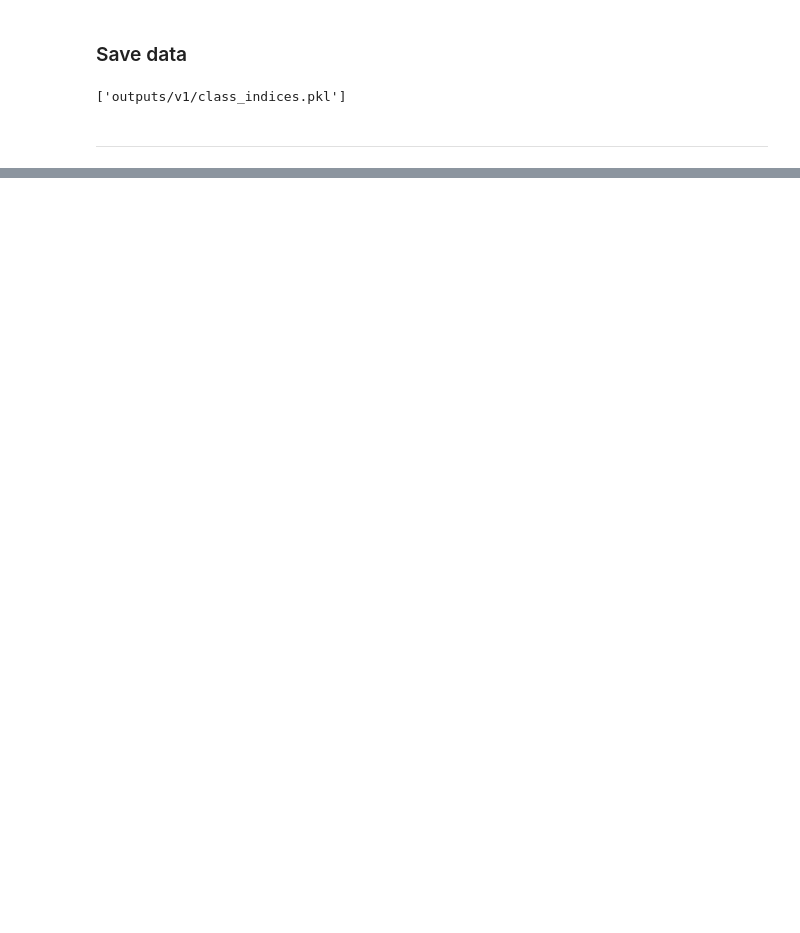
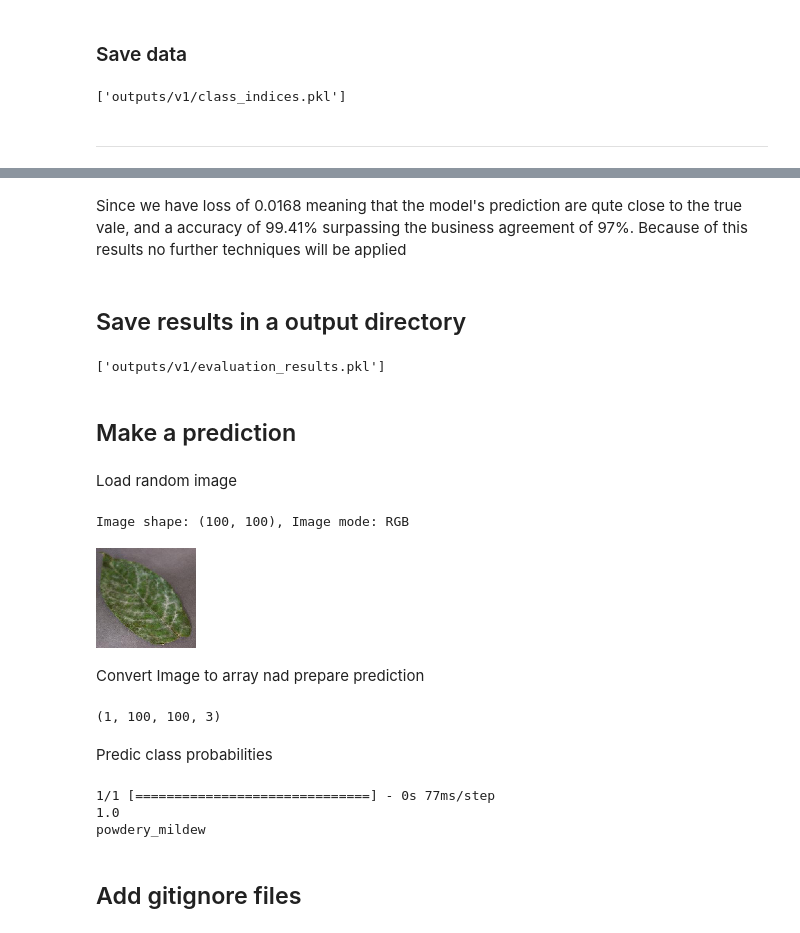
Before and after one commit to Luisg882/Mildew-Detection-in-Cherry-Leaves, a Jupyter notebook: jupyter_notebooks/03 ModelTraining.ipynb, the cells around one changed output, grey strips where cells are left out. Cells and saved outputs as stored; diff of their text form; code cells hidden in the pictures; blank space fills up the shorter version.

Commit message:
Complete the test prediction successfully

```diff
--- a/jupyter_notebooks/03 ModelTraining.ipynb
+++ b/jupyter_notebooks/03 ModelTraining.ipynb
@@ -365,0 +493,53 @@ IndentationError: expected an indented block (1114530593.py, line 5)
+# %% [markdown]
+Since we have loss of 0.0168 meaning that the model's prediction are qute close to the true vale, and a accuracy of 99.41% surpassing the business agreement of 97%. Because of this results no further techniques will be applied
+# %% [markdown]
+## Save results in a output directory
+# %%
+joblib.dump(value=evaluation,
+            filename=f"outputs/v1/evaluation_results.pkl")
+# %% [output]
+['outputs/v1/evaluation_results.pkl']
+# %% [markdown]
+## Make a prediction
+# %% [markdown]
+Load random image
+# %%
+from tensorflow.keras.preprocessing import image
+
+pointer = 66
+label = labels[1]  # select Powdery Mildew leave
+
+pil_image = image.load_img(test_path + '/' + label + '/' + os.listdir(test_path+'/' + label)[pointer],
+                           target_size=image_average_size, color_mode='rgb')
+print(f'Image shape: {pil_image.size}, Image mode: {pil_image.mode}')
+pil_image
+# %% [output]
+Image shape: (100, 100), Image mode: RGB
+[figure, added]
+# %% [markdown]
+Convert Image to array nad prepare prediction
+# %%
+my_image = image.img_to_array(pil_image)
+my_image = np.expand_dims(my_image, axis=0)/255
+print(my_image.shape)
+# %% [output]
+(1, 100, 100, 3)
+# %% [markdown]
+Predic class probabilities
+# %%
+pred_proba = model.predict(my_image)[0, 0]
+
+target_map = {v: k for k, v in train_set.class_indices.items()}
+pred_class = target_map[pred_proba > 0.5]
+
+if pred_class == target_map[0]:
+    pred_proba = 1 - pred_proba
+
+print(pred_proba)
+print(pred_class)
+# %% [output]
+1/1 [==============================] - 0s 77ms/step
+1.0
+powdery_mildew
+# %% [markdown]
+## Add gitignore files
```
Also changed, not shown: parts of 31 cells of this notebook, 1 other file.
